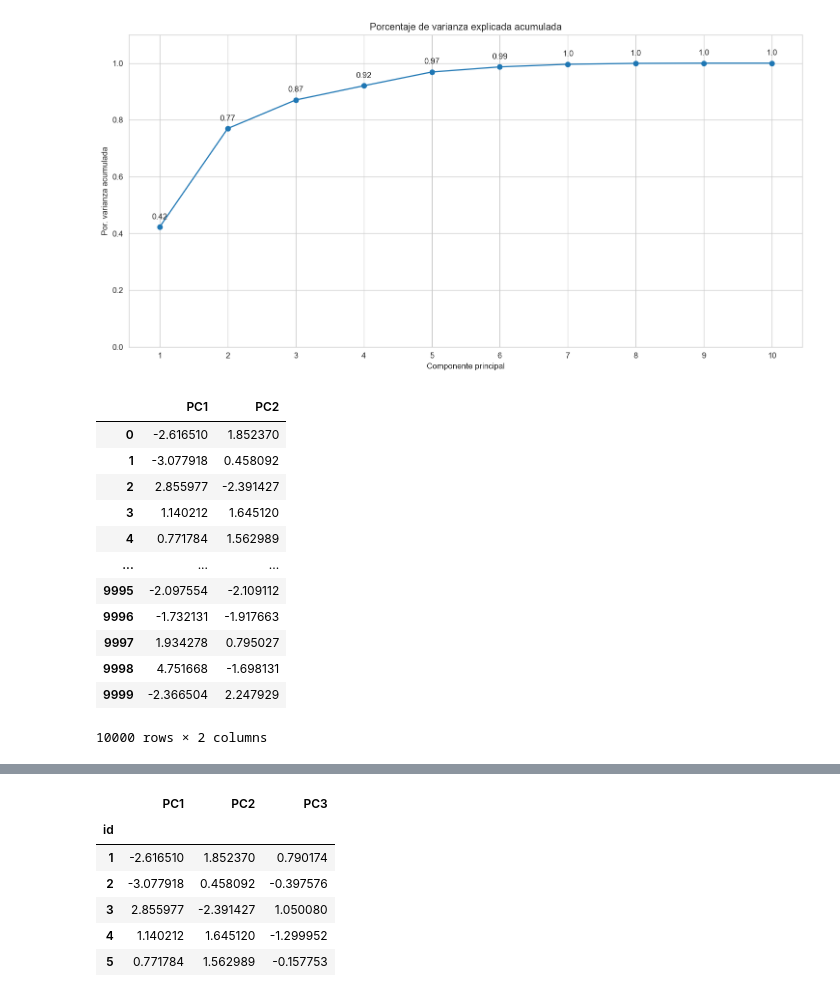
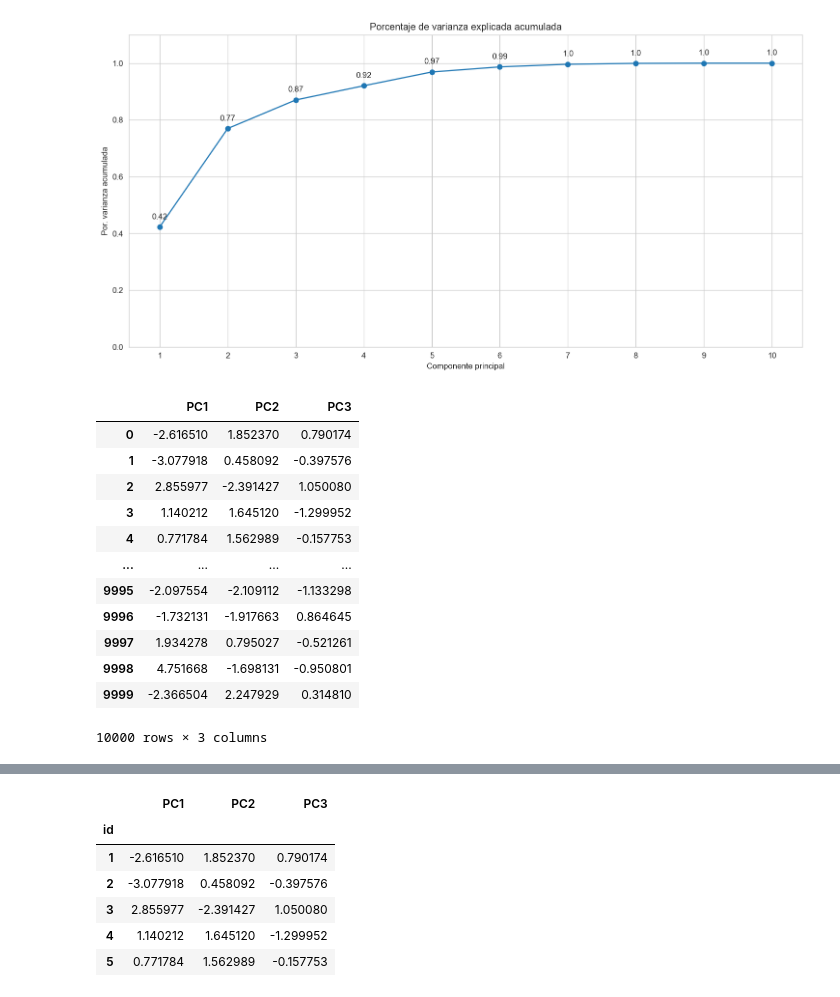
Before and after one commit to NicoUIcreator/WaynessMarketing, a Jupyter notebook: presentacion.ipynb, the cells around one changed output, grey strips where cells are left out. Drawn from its saved outputs; the diff is of its cells as text; code cells hidden in the pictures.

```diff
--- a/presentacion.ipynb
+++ b/presentacion.ipynb
@@ -505,23 +607,23 @@ Porcentaje de varianza explicada acumulada
  0.99614749 0.99927745 1.         1.        ]
 [figure]
 # %%
-pca2 = PCA(n_components=2)
-X_pca2 = pca2.fit_transform(df_scaled)
+pca3 = PCA(n_components=3)
+X_pca3 = pca3.fit_transform(df_scaled)
 # %%
-df_pca2 = pd.DataFrame(X_pca2, columns=['PC1', 'PC2'])
-df_pca2
+df_pca3 = pd.DataFrame(X_pca3, columns=['PC1', 'PC2',"PC3"])
+df_pca3
 # %% [output]
-|  | PC1 | PC2 |
-| 0 | -2.616510 | 1.852370 |
-| 1 | -3.077918 | 0.458092 |
-| 2 | 2.855977 | -2.391427 |
-| 3 | 1.140212 | 1.645120 |
-| 4 | 0.771784 | 1.562989 |
-| ... | ... | ... |
-| 9995 | -2.097554 | -2.109112 |
-| 9996 | -1.732131 | -1.917663 |
-| 9997 | 1.934278 | 0.795027 |
-| 9998 | 4.751668 | -1.698131 |
-| 9999 | -2.366504 | 2.247929 |
+|  | PC1 | PC2 | PC3 |
+| 0 | -2.616510 | 1.852370 | 0.790174 |
+| 1 | -3.077918 | 0.458092 | -0.397576 |
+| 2 | 2.855977 | -2.391427 | 1.050080 |
+| 3 | 1.140212 | 1.645120 | -1.299952 |
+| 4 | 0.771784 | 1.562989 | -0.157753 |
+| ... | ... | ... | ... |
+| 9995 | -2.097554 | -2.109112 | -1.133298 |
+| 9996 | -1.732131 | -1.917663 | 0.864645 |
+| 9997 | 1.934278 | 0.795027 | -0.521261 |
+| 9998 | 4.751668 | -1.698131 | -0.950801 |
+| 9999 | -2.366504 | 2.247929 | 0.314810 |
-10000 rows × 2 columns
+10000 rows × 3 columns
 # %%
```
Also changed, not shown: parts of 17 cells of this notebook, 1 other file.
